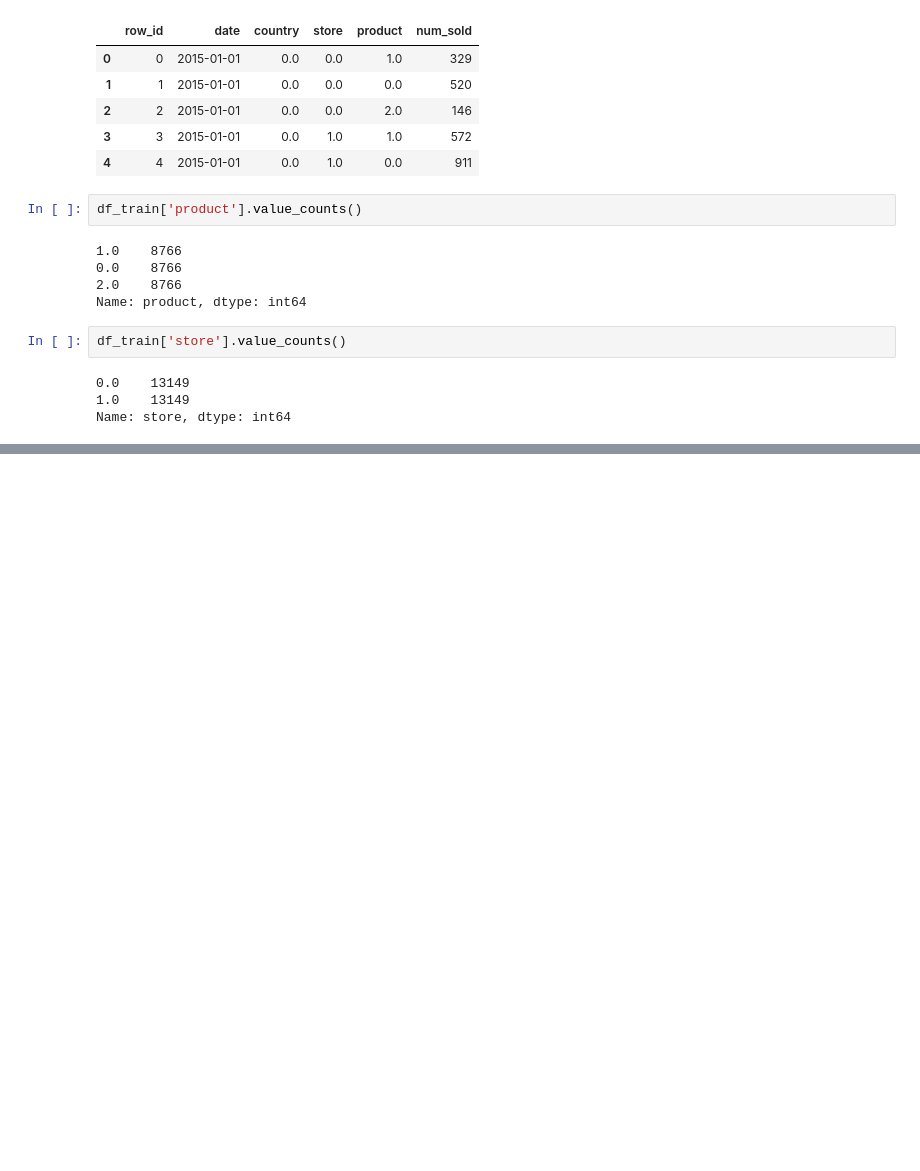
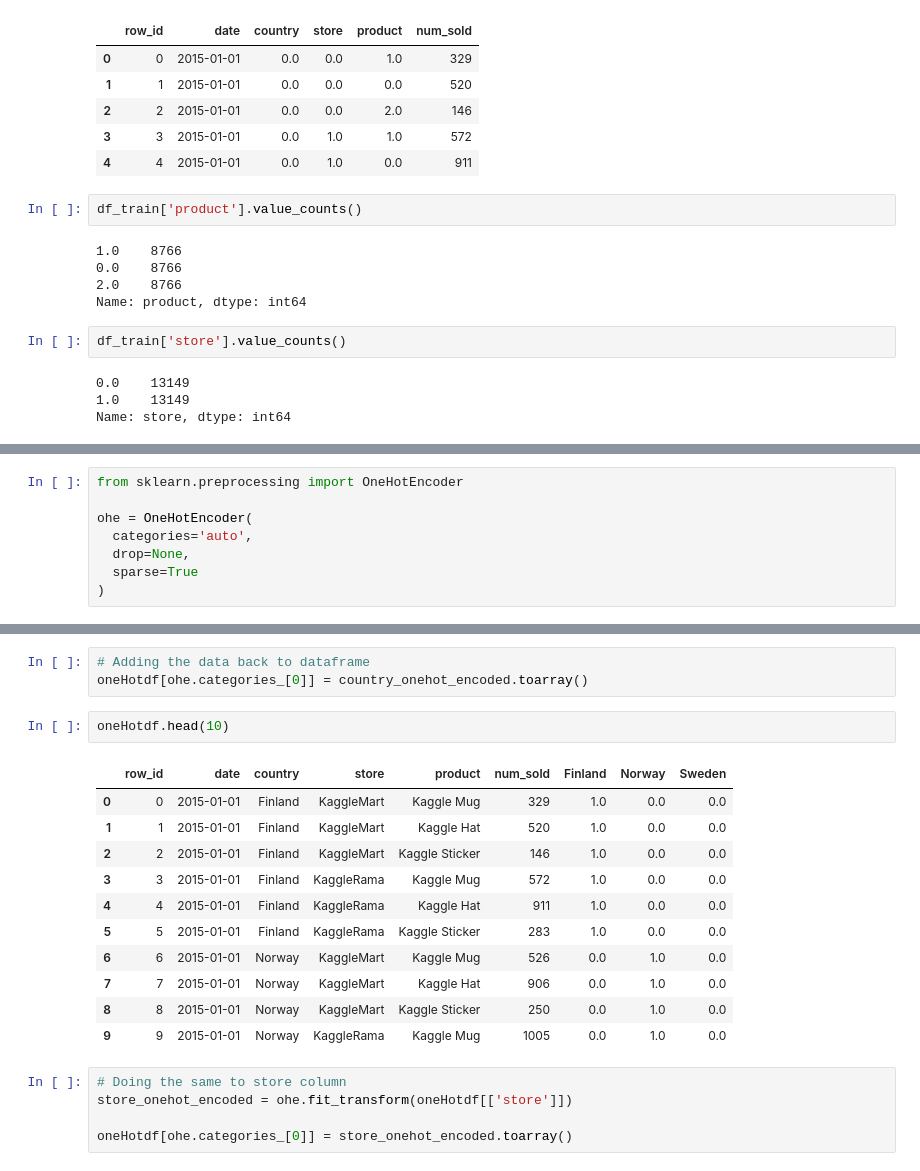
Before and after one commit to kshipra-jadav/Kaggle-Tabular-Playground-Series-Jan2022, a Jupyter notebook: first.ipynb, the cells around one changed output, grey strips where cells are left out. Drawn from its saved outputs; the diff is of its cells as text; blank space fills up the shorter version.

```diff
--- a/first.ipynb
+++ b/first.ipynb
@@ -347,0 +363,8 @@ Name: store, dtype: int64
+# %%
+from sklearn.preprocessing import OneHotEncoder
+
+ohe = OneHotEncoder(
+  categories='auto',
+  drop=None,
+  sparse=True
+)
@@ -347,0 +402,22 @@ Name: store, dtype: int64
+# %%
+# Adding the data back to dataframe
+oneHotdf[ohe.categories_[0]] = country_onehot_encoded.toarray()
+# %%
+oneHotdf.head(10)
+# %% [output]
+|  | row_id | date | country | store | product | num_sold | Finland | Norway | Sweden |
+| 0 | 0 | 2015-01-01 | Finland | KaggleMart | Kaggle Mug | 329 | 1.0 | 0.0 | 0.0 |
+| 1 | 1 | 2015-01-01 | Finland | KaggleMart | Kaggle Hat | 520 | 1.0 | 0.0 | 0.0 |
+| 2 | 2 | 2015-01-01 | Finland | KaggleMart | Kaggle Sticker | 146 | 1.0 | 0.0 | 0.0 |
+| 3 | 3 | 2015-01-01 | Finland | KaggleRama | Kaggle Mug | 572 | 1.0 | 0.0 | 0.0 |
+| 4 | 4 | 2015-01-01 | Finland | KaggleRama | Kaggle Hat | 911 | 1.0 | 0.0 | 0.0 |
+| 5 | 5 | 2015-01-01 | Finland | KaggleRama | Kaggle Sticker | 283 | 1.0 | 0.0 | 0.0 |
+| 6 | 6 | 2015-01-01 | Norway | KaggleMart | Kaggle Mug | 526 | 0.0 | 1.0 | 0.0 |
+| 7 | 7 | 2015-01-01 | Norway | KaggleMart | Kaggle Hat | 906 | 0.0 | 1.0 | 0.0 |
+| 8 | 8 | 2015-01-01 | Norway | KaggleMart | Kaggle Sticker | 250 | 0.0 | 1.0 | 0.0 |
+| 9 | 9 | 2015-01-01 | Norway | KaggleRama | Kaggle Mug | 1005 | 0.0 | 1.0 | 0.0 |
+# %%
+# Doing the same to store column
+store_onehot_encoded = ohe.fit_transform(oneHotdf[['store']])
+
+oneHotdf[ohe.categories_[0]] = store_onehot_encoded.toarray()
```
Also changed, not shown: parts of 12 cells of this notebook.
